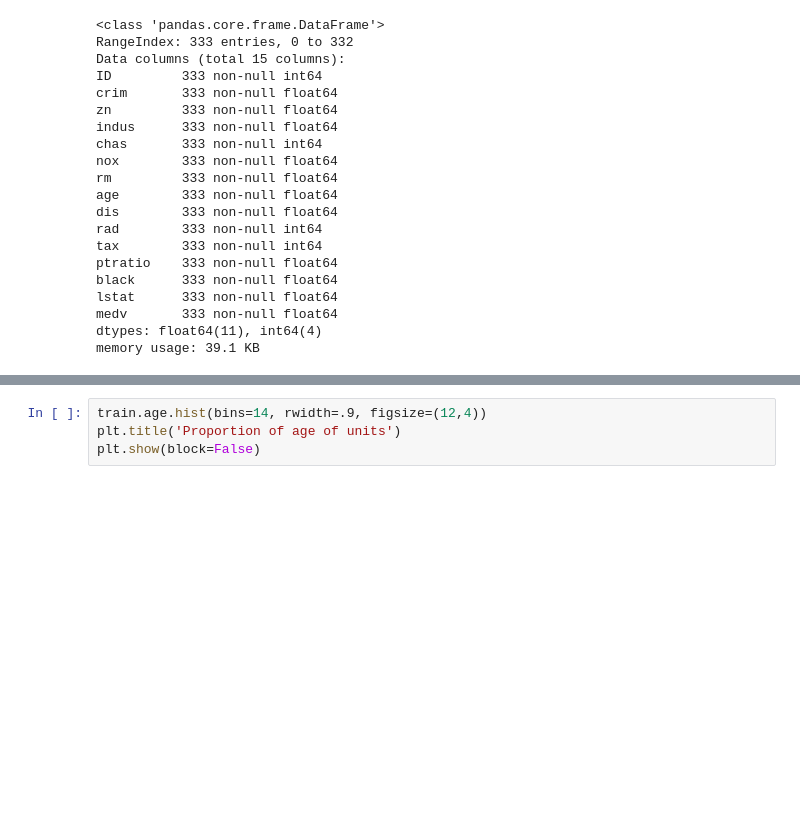
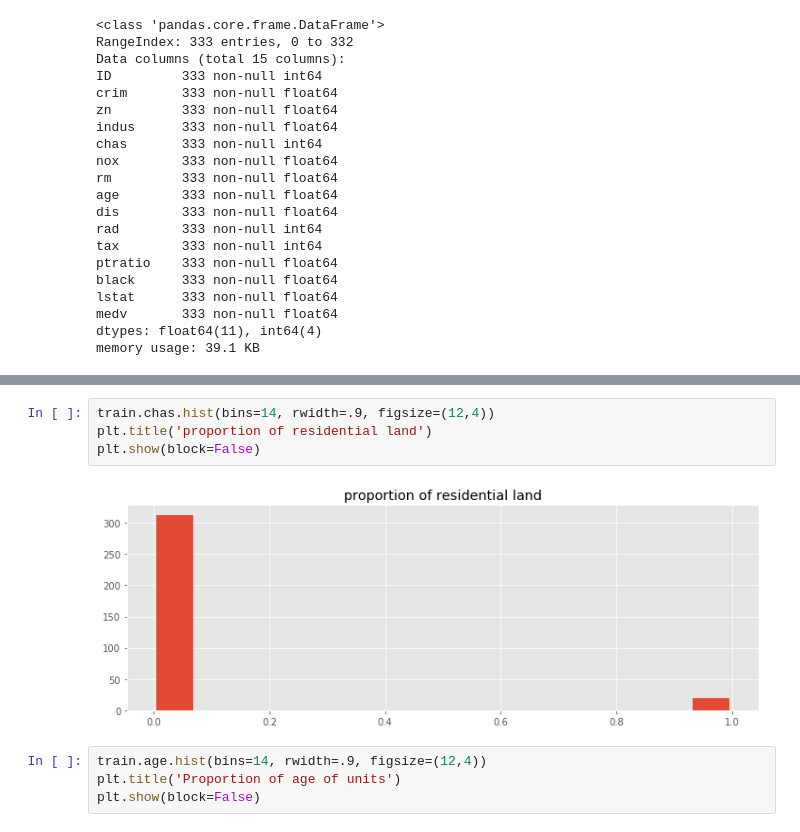
Before and after one commit to abishekarun/Boston-Housing, a Jupyter notebook: boston_housing.ipynb, the cells around one changed output, grey strips where cells are left out. Drawn from its saved outputs; the diff is of its cells as text; blank space fills up the shorter version.

```diff
--- a/boston_housing.ipynb
+++ b/boston_housing.ipynb
@@ -86,3 +106,9 @@ test.describe(include='all')
+# %%
+train.chas.hist(bins=14, rwidth=.9, figsize=(12,4))
+plt.title('proportion of residential land')
+plt.show(block=False)
+# %% [output]
+[figure, added]
 # %%
 train.age.hist(bins=14, rwidth=.9, figsize=(12,4))
 plt.title('Proportion of age of units')
```
Also changed, not shown: parts of 33 cells of this notebook.
